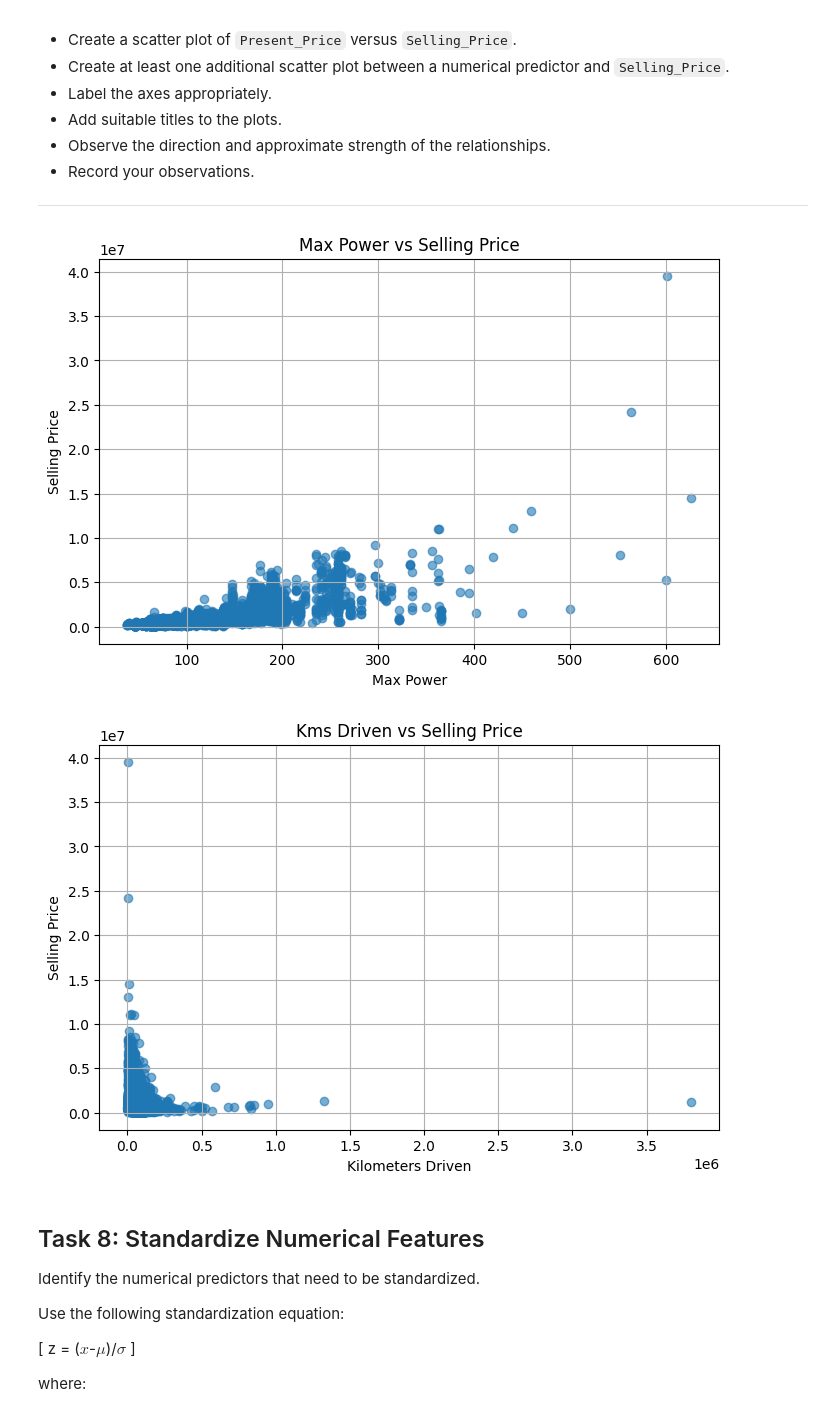
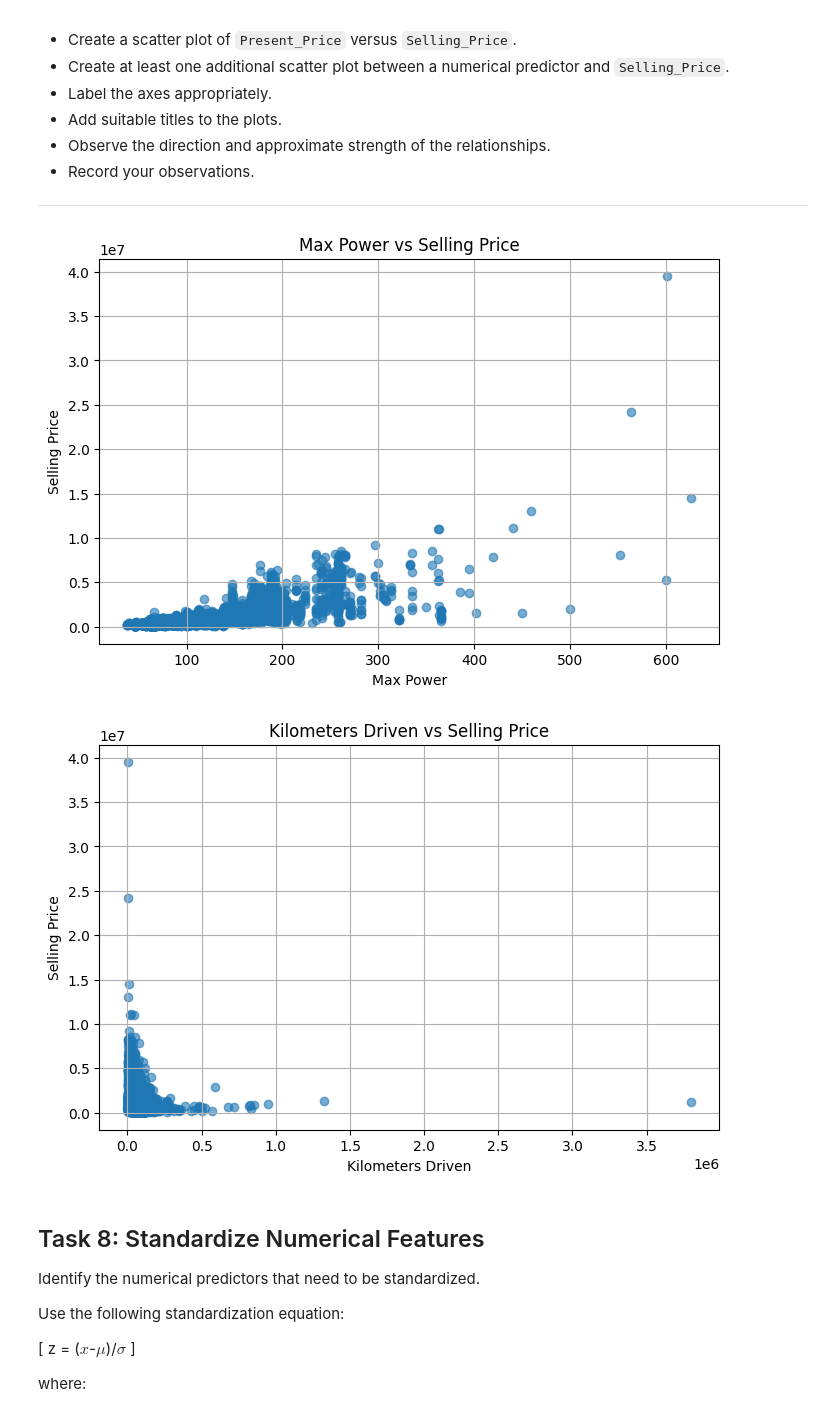
Before and after one commit to Kartik172005/CSL701-CE10_Machine-Learning-Lab, a Jupyter notebook: Experiment/MLExp3.ipynb, the cells around one changed output. Drawn from its saved outputs; the diff is of its cells as text; code cells hidden in the pictures.

```diff
--- a/Experiment/MLExp3.ipynb
+++ b/Experiment/MLExp3.ipynb
@@ -86,6 +86,10 @@ import numpy as np
 
 # Load dataset
 df = pd.read_csv("cardekho_dataset.csv")
+
+# Remove unnecessary index column
+if "Unnamed: 0" in df.columns:
+    df = df.drop(columns=["Unnamed: 0"])
 
 # Display first 5 records
 display(df.head())
@@ -107,5 +111,5 @@ print("\nCategorical attributes:")
 print(df.select_dtypes(exclude=np.number).columns.tolist())
 
 # Target variable
-print("\nTarget variable: Selling_Price")
+print("\nTarget variable: selling_price")
 # %% [output]
@@ -324,6 +335,12 @@ Perform the following:
 
 ---
 # %%
+# Feature Engineering
+
+# The dataset already provides vehicle_age.
+# Create Car_Age from the existing vehicle_age column.
+df["Car_Age"] = df["vehicle_age"]
+
 print("Sample vehicle_age and Car_Age values:")
 
 display(
@@ -333,11 +350,7 @@ display(
 print("\nMinimum car age:", df["Car_Age"].min())
 print("Maximum car age:", df["Car_Age"].max())
 
-# The original 'vehicle_age' column was already excluded when creating X,
-# and 'Car_Age' was added. There is no 'Year' column to drop.
-# X_encoded = X_encoded.drop(columns=["Year"], errors="ignore") # This line is not needed as 'Year' does not exist.
-
-print("\nFinal predictors (X_encoded already contains Car_Age and not vehicle_age):")
+print("\nFinal predictors:")
 print(X_encoded.columns.tolist())
 # %% [output]
 Sample vehicle_age and Car_Age values:
@@ -371,35 +384,43 @@ Perform basic exploratory data analysis using Matplotlib.
 
 ---
 # %%
+# Plot 1: Max Power vs Selling Price
+
 plt.figure(figsize=(8, 5))
 
 plt.scatter(
-    df["max_power"], # Corrected from 'Present_Price'
-    df["selling_price"], # Corrected from 'Selling_Price'
+    df["max_power"],
+    df["selling_price"],
     alpha=0.6
 )
 
 plt.xlabel("Max Power")
 plt.ylabel("Selling Price")
 plt.title("Max Power vs Selling Price")
+
 plt.grid(True)
 plt.show()
+
+
+# Plot 2: Kilometers Driven vs Selling Price
+
 plt.figure(figsize=(8, 5))
 
 plt.scatter(
-    df["km_driven"], # Corrected from 'Kms_Driven'
-    df["selling_price"], # Corrected from 'Selling_Price'
+    df["km_driven"],
+    df["selling_price"],
     alpha=0.6
 )
 
 plt.xlabel("Kilometers Driven")
 plt.ylabel("Selling Price")
-plt.title("Kms Driven vs Selling Price")
+plt.title("Kilometers Driven vs Selling Price")
+
 plt.grid(True)
 plt.show()
 # %% [output]
 [figure]
-[figure, old version]
+[figure, new version]
 # %% [markdown]
 ## Task 8: Standardize Numerical Features
 
```
Also changed, not shown: parts of 20 cells of this notebook.
